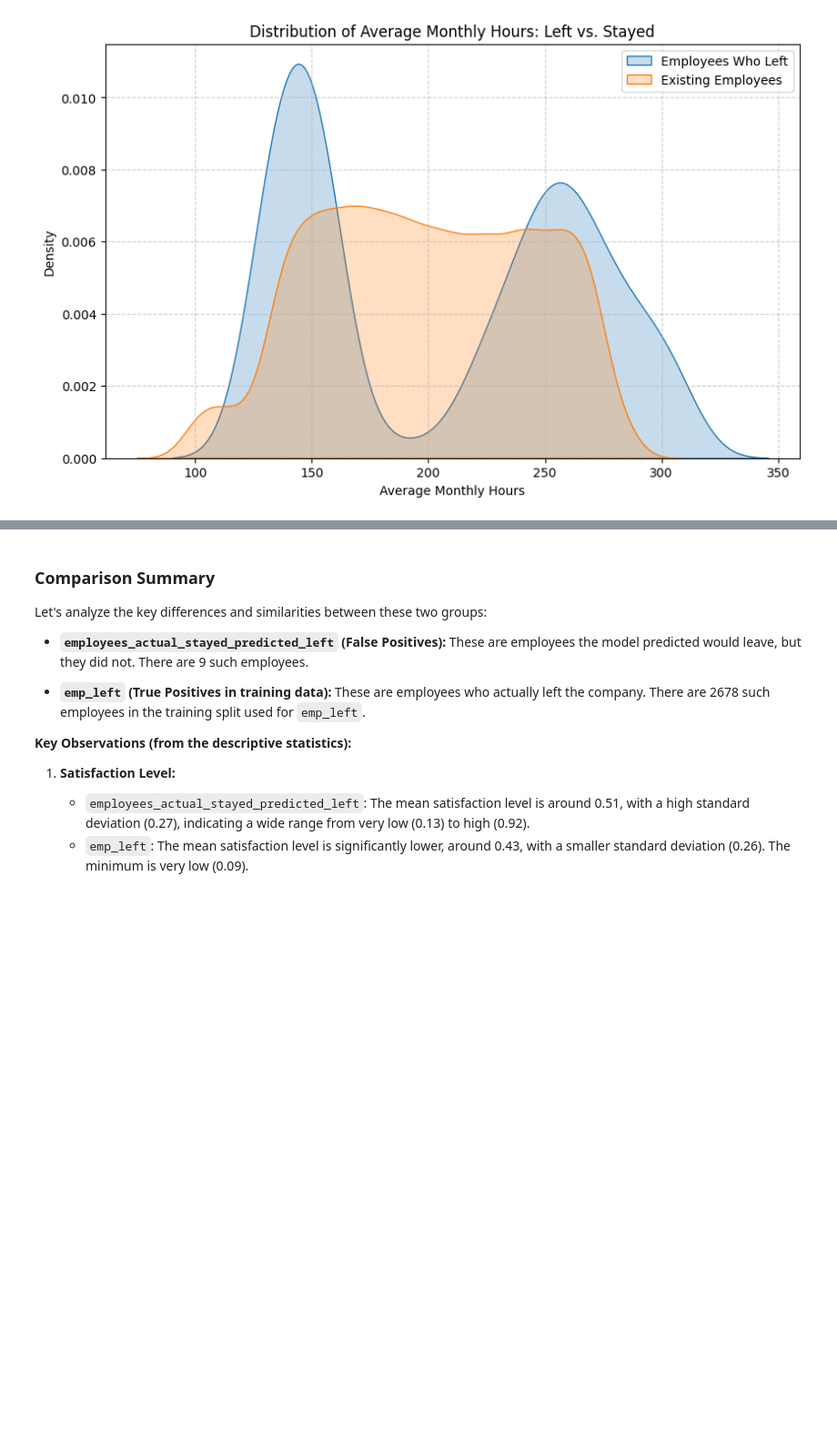
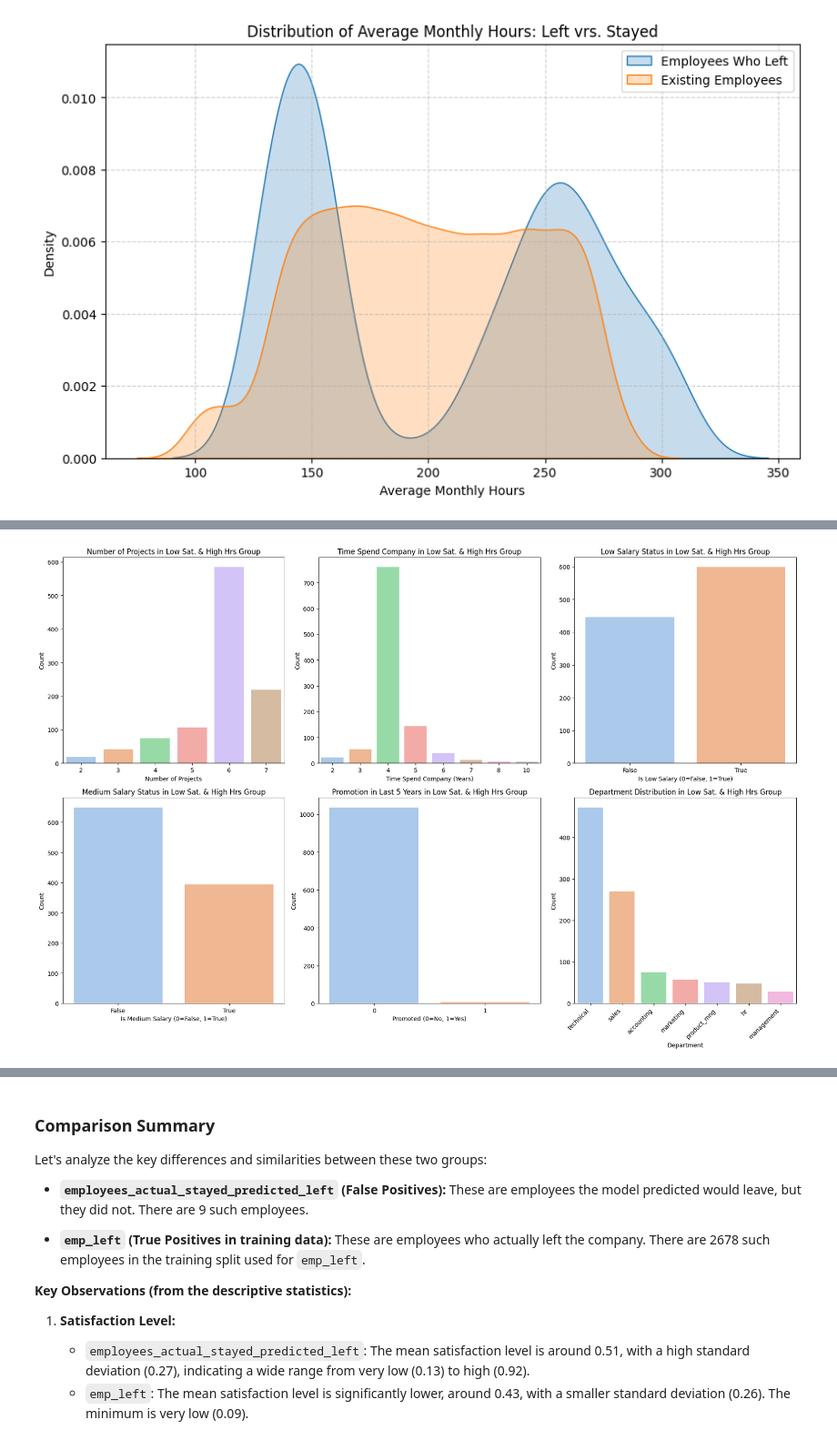
Before and after one commit to MrCee95/Employee-Attrition, a Jupyter notebook: Employee Attrition Final.ipynb, the cells around one changed output, grey strips where cells are left out. Shown at 91% size. Saved outputs shown, nothing was run; the diff lists cells and outputs as text; code cells hidden in the pictures; blank space fills up the shorter version.

```diff
--- a/Employee Attrition Final.ipynb
+++ b/Employee Attrition Final.ipynb
@@ -665,0 +714,55 @@ plt.show()
+# %%
+plt.figure(figsize=(18, 12))
+
+# Number of Projects
+plt.subplot(2, 3, 1)
+sns.countplot(x='number_project', data=low_satisfaction_high_hours, palette='pastel')
+plt.title('Number of Projects in Low Sat. & High Hrs Group')
+plt.xlabel('Number of Projects')
+plt.ylabel('Count')
+
+# Time Spend Company
+plt.subplot(2, 3, 2)
+sns.countplot(x='time_spend_company', data=low_satisfaction_high_hours, palette='pastel')
+plt.title('Time Spend Company in Low Sat. & High Hrs Group')
+plt.xlabel('Time Spend Company (Years)')
+plt.ylabel('Count')
+
+# Salary Distribution
+plt.subplot(2, 3, 3)
+sns.countplot(x=low_satisfaction_high_hours['salary_low'], hue=low_satisfaction_high_hours['salary_low'], palette='pastel', legend=False)
+plt.title('Low Salary Status in Low Sat. & High Hrs Group')
+plt.xlabel('Is Low Salary (0=False, 1=True)')
+plt.ylabel('Count')
+
+plt.subplot(2, 3, 4)
+sns.countplot(x=low_satisfaction_high_hours['salary_medium'], hue=low_satisfaction_high_hours['salary_medium'], palette='pastel', legend=False)
+plt.title('Medium Salary Status in Low Sat. & High Hrs Group')
+plt.xlabel('Is Medium Salary (0=False, 1=True)')
+plt.ylabel('Count')
+
+# Promotion Last 5 Years (already know it's low, but to visualize)
+plt.subplot(2, 3, 5)
+sns.countplot(x='promotion_last_5years', data=low_satisfaction_high_hours, palette='pastel')
+plt.title('Promotion in Last 5 Years in Low Sat. & High Hrs Group')
+plt.xlabel('Promoted (0=No, 1=Yes)')
+plt.ylabel('Count')
+
+# Department Distribution
+# We need to reconstruct the original 'dept' column or use the dummy columns for specific departments
+# Let's count occurrences of each dept_ dummy variable where it's True
+dept_cols = [col for col in low_satisfaction_high_hours.columns if col.startswith('dept_')]
+dept_counts = low_satisfaction_high_hours[dept_cols].sum().sort_values(ascending=False)
+dept_labels = [col.replace('dept_', '') for col in dept_counts.index]
+
+plt.subplot(2, 3, 6)
+sns.barplot(x=dept_labels, y=dept_counts.values, palette='pastel')
+plt.title('Department Distribution in Low Sat. & High Hrs Group')
+plt.xlabel('Department')
+plt.ylabel('Count')
+plt.xticks(rotation=45, ha='right')
+
+plt.tight_layout()
+plt.show()
+# %% [output]
+[figure, added]
```
Also changed, not shown: parts of 34 cells of this notebook.
